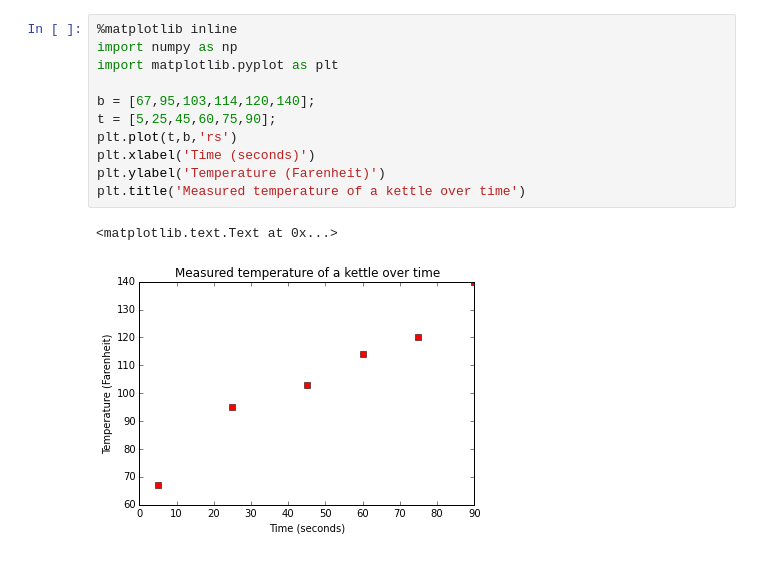
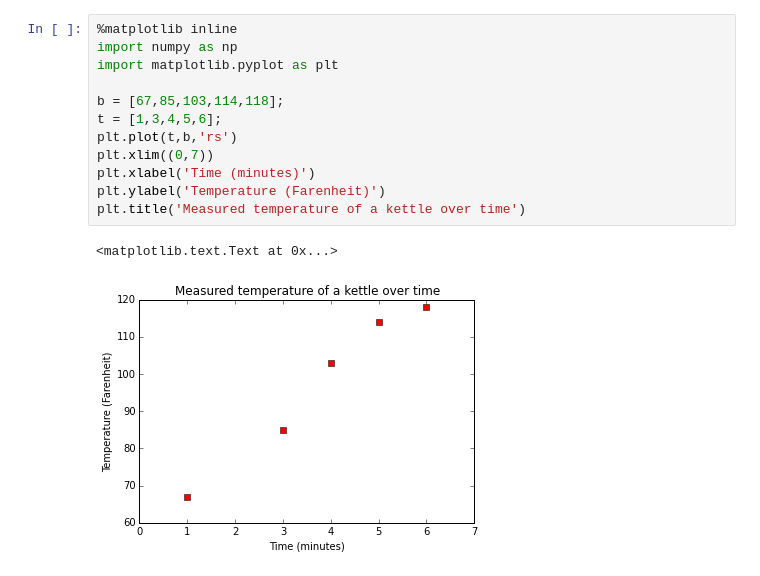
Before and after one commit to poulson/MitRW, a Jupyter notebook: Notebook05-Regression.ipynb, the cells around one changed output. Cells and saved outputs as stored; diff of their text form.

```diff
--- a/Notebook05-Regression.ipynb
+++ b/Notebook05-Regression.ipynb
@@ -69,17 +73,18 @@ Now suppose that our dataset is a set of measurements, say the temperature of a
 # %%
 %matplotlib inline
 import numpy as np
 import matplotlib.pyplot as plt
 
-b = [67,95,103,114,120,140];
-t = [5,25,45,60,75,90];
+b = [67,85,103,114,118];
+t = [1,3,4,5,6];
 plt.plot(t,b,'rs')
-plt.xlabel('Time (seconds)')
+plt.xlim((0,7))
+plt.xlabel('Time (minutes)')
 plt.ylabel('Temperature (Farenheit)')
 plt.title('Measured temperature of a kettle over time')
 # %% [output]
 <matplotlib.text.Text at 0x...>
-[figure, old version]
+[figure, new version]
 # %% [markdown]
 Perhaps the most common way to parameterize a line is as
   $$ \ell(t) = x_1 + x_2 t, $$
```
Also changed, not shown: parts of 7 cells of this notebook.
